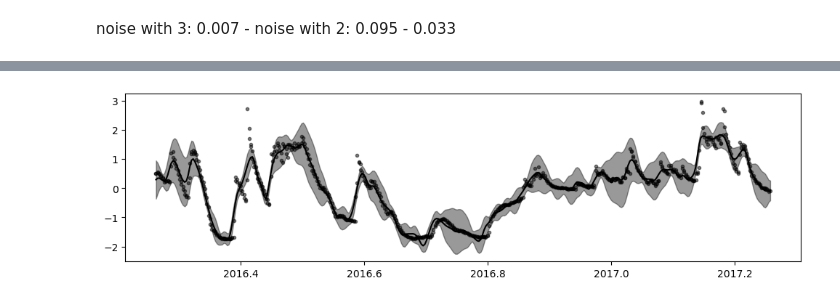
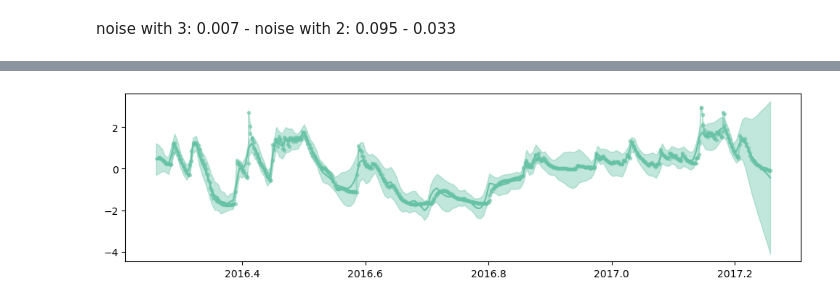
Before and after one commit to JVerbeek/at-gpflow, a Jupyter notebook: experiments/soil-moisture/soil_transfer_learning.ipynb, the cells around one changed output, grey strips where cells are left out. Saved outputs shown, nothing was run; the diff lists cells and outputs as text; code cells hidden in the pictures.

```diff
--- a/experiments/soil-moisture/soil_transfer_learning.ipynb
+++ b/experiments/soil-moisture/soil_transfer_learning.ipynb
@@ -98,8 +68,8 @@ def optimize(m):
     plt.plot(res["loss_history"])
     plt.show()
 
-output_dim = 3 # Number of outputs
-rank = 1  # Rank of W
+output_dim = len(substations) # Number of outputs
+rank = 2  # Rank of W
 
 # Base kernel
 k = gpf.kernels.Matern32(active_dims=[0])
@@ -111,10 +81,7 @@ coreg = gpf.kernels.Coregion(
 
 kern = k * coreg
 
-model1 = ConditionalMOGP((X, y), kernel=kern, conditioning_index=2, likelihood=TransferLikelihood(source=gpf.likelihoods.Gaussian(), target=gpf.likelihoods.Gaussian()))
-#m = SparseCMOGP((X, y), exact_target=False, kernel=kern, jitter=1e-6, inducing_variable=ivs, likelihood=TransferLikelihood(source=gpf.likelihoods.Gaussian(), target=gpf.likelihoods.Gaussian()))
-#gpf.set_trainable(m.kernel.kernels[0].variance, True)
-#gpf.set_trainable(m.likelihood.source.variance, False)
+model1 = ConditionalMOGP((X, y), kernel=kern, conditioning_index=condition_index, likelihood=TransferLikelihood(source=gpf.likelihoods.Gaussian(), target=gpf.likelihoods.Gaussian()))
 
 gpf.utilities.print_summary(model1)
 optimize(model1)
@@ -240,8 +177,8 @@ def optimize(m):
     plt.plot(res["loss_history"])
     plt.show()
 
-output_dim = 3 # Number of outputs
-rank = 1  # Rank of W
+output_dim = len(substations) # Number of outputs
+rank = 2  # Rank of W
 
 # Base kernel
 k = gpf.kernels.Matern32(active_dims=[0])
@@ -260,7 +197,7 @@ ivs = np.hstack((ivs, iv_ind))
 print(ivs.shape, X.shape, y.shape)
 kern = k * coreg
 #m = ConditionalMOGP((X, y), kernel=kern, likelihood=TransferLikelihood(source=gpf.likelihoods.Gaussian(), target=gpf.likelihoods.Gaussian()))
-model2 = SparseCMOGP((X, y), conditioning_index=2, exact_target=False, kernel=kern, jitter=1e-5, inducing_variable=LMCInducingPointsBase(ivs), likelihood=TransferLikelihood(source=gpf.likelihoods.Gaussian(), target=gpf.likelihoods.Gaussian()))
+model2 = SparseCMOGP((X, y), conditioning_index=condition_index, exact_target=False, kernel=kern, jitter=1e-5, inducing_variable=LMCInducingPointsBase(ivs), likelihood=TransferLikelihood(source=gpf.likelihoods.Gaussian(), target=gpf.likelihoods.Gaussian()))
 #gpf.set_trainable(m.kernel.kernels[0].variance, True)
 #gpf.set_trainable(m.likelihood.source.variance, False)
 #print(model2.conditional_likelihood(decompose_likelihood=True))
@@ -318,53 +255,29 @@ print(W@W.T)
 # %%
 from sklearn.metrics import mean_squared_error
+from matplotlib import color_sequences
 Xtst = Xtest.reshape(-1, 1)
-Xall = Ax
-Xplot = np.hstack((Xall, np.zeros_like(Xall)))
-Xplot2 = np.hstack((Xall, np.ones_like(Xall)))
-Xplot3 = np.hstack((Xall, 2*np.ones_like(Xall)))
-Xtest_stack = np.hstack((Xtst, 2*np.ones_like(Xtst)))
-fmean, fvar = model2.predict_f(Xplot)
-fmean2, fvar2 = model2.predict_f(Xplot2)
-fmean3, fvar3 = model2.predict_f(Xplot3)
-fmean_tst, fvar_tst = model2.predict_f(Xtest_stack)
-plt.figure(figsize=(12, 3))
-plt.plot(Xall, fmean, color="k", label="source predictions")
-plt.plot(Ax, Ay, "k.", alpha=0.5, label="source")
-plt.fill_between(
-    Xall[:, 0],
-    (fmean - 2 * np.sqrt(fvar))[:, 0],
-    (fmean + 2 * np.sqrt(fvar))[:, 0],
-    color="k",
-    alpha=0.4,
-)
-plt.show()
 
-plt.figure(figsize=(12, 3))
-plt.plot(Bx, By, "b.", alpha=0.5, label="target")
-plt.plot(Xall, fmean2, color="b", label="target predictions")
-plt.fill_between(
-    Xall[:, 0],
-    (fmean2 - 2 * np.sqrt(fvar2))[:, 0],
-    (fmean2 + 2 * np.sqrt(fvar2))[:, 0],
-    color="b",
-    alpha=0.4,
-)
-plt.show()
+colors = color_sequences["Set2"]
+for index in range(output_dim):
+    Ax, Ay = X[X[:,1] == index], y[y[:,1] == index]
+    Xplot = np.hstack((np.linspace(min(X[:,0]), max(X[:,0]), 200)[:,None], index*np.ones((200, 1))))
+    fmean, fvar = model2.predict_f(Xplot)
+    plt.figure(figsize=(12, 3))
+    if index == condition_index:
+       fmean_test, fvar_test = model2.predict_f(np.hstack((Xtest, index*np.ones((len(Xtest), 1)))))
+       plt.plot(Xtest, ytest, "r.", alpha=0.5)
+    plt.plot(Xplot[:,0], fmean, color=colors[index], label="source predictions")
+    plt.plot(Ax[:,0], Ay[:,0], color=colors[index], marker=".", alpha=0.5, label="source")
+    plt.fill_between(
+        Xplot[:, 0],
+        (fmean - 2 * np.sqrt(fvar))[:, 0],
+        (fmean + 2 * np.sqrt(fvar))[:, 0],
+        color=colors[index],
+        alpha=0.4,
+    )
+    plt.show()
 
-plt.figure(figsize=(12, 3))
-plt.plot(Cx, Cy, "r.", alpha=0.5, label="target")
-plt.plot(Xtest, ytest, color="darkred", marker=".")
-plt.plot(Xall, fmean3, color="r", alpha=0.5, linestyle="-", label="target predictions")
-plt.fill_between(
-    Xall[:, 0],
-    (fmean3 - 2 * np.sqrt(fvar3))[:, 0],
-    (fmean3 + 2 * np.sqrt(fvar3))[:, 0],
-    color="r",
-    alpha=0.4,
-)
-plt.show()
-
-ours_mse = mean_squared_error(ytest, fmean_tst)
+ours_mse = mean_squared_error(ytest, fmean_test)
 ours_mse
 # %% [output]
-[figure, old version]
+[figure, new version]
```
Also changed, not shown: parts of 10 cells of this notebook.
